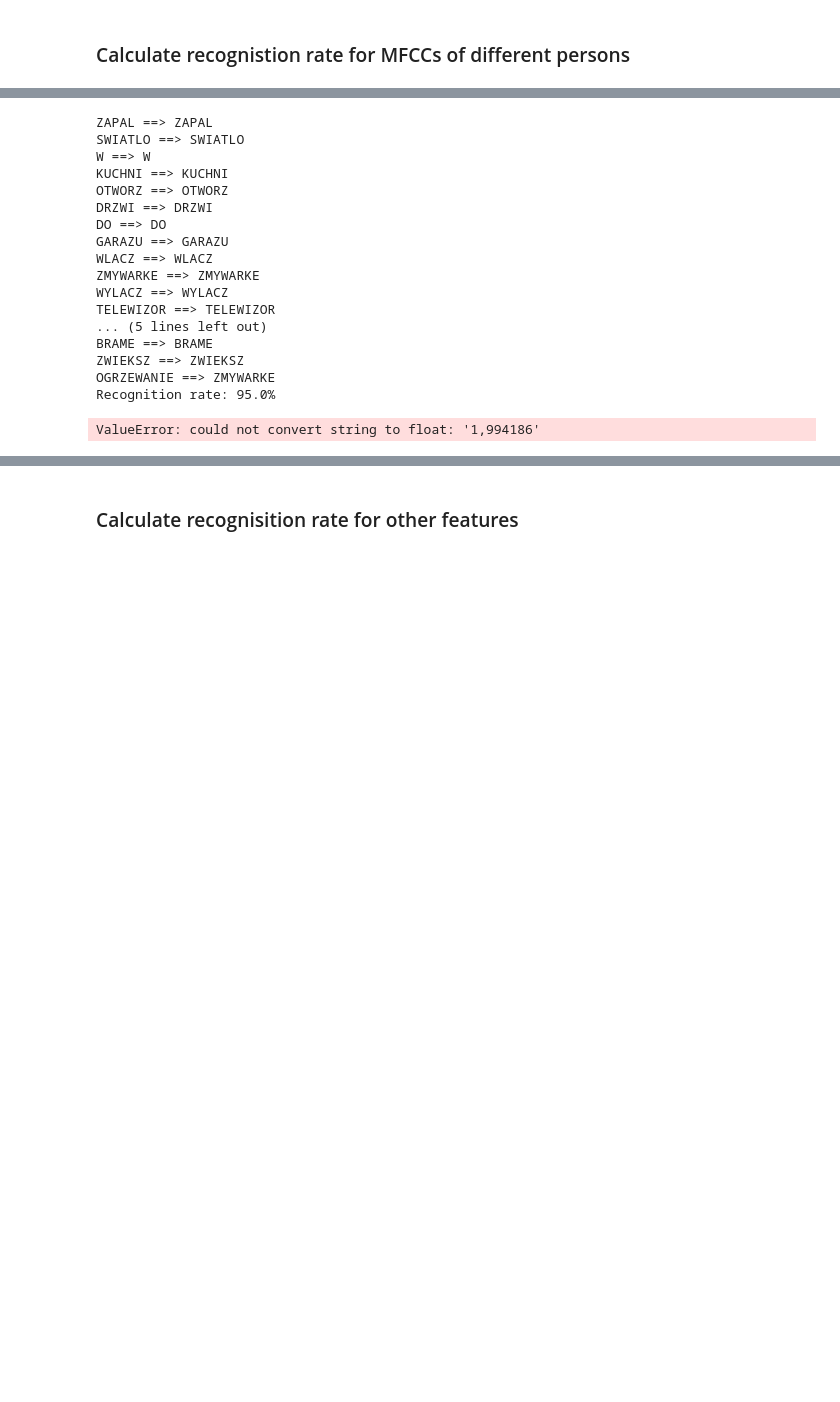
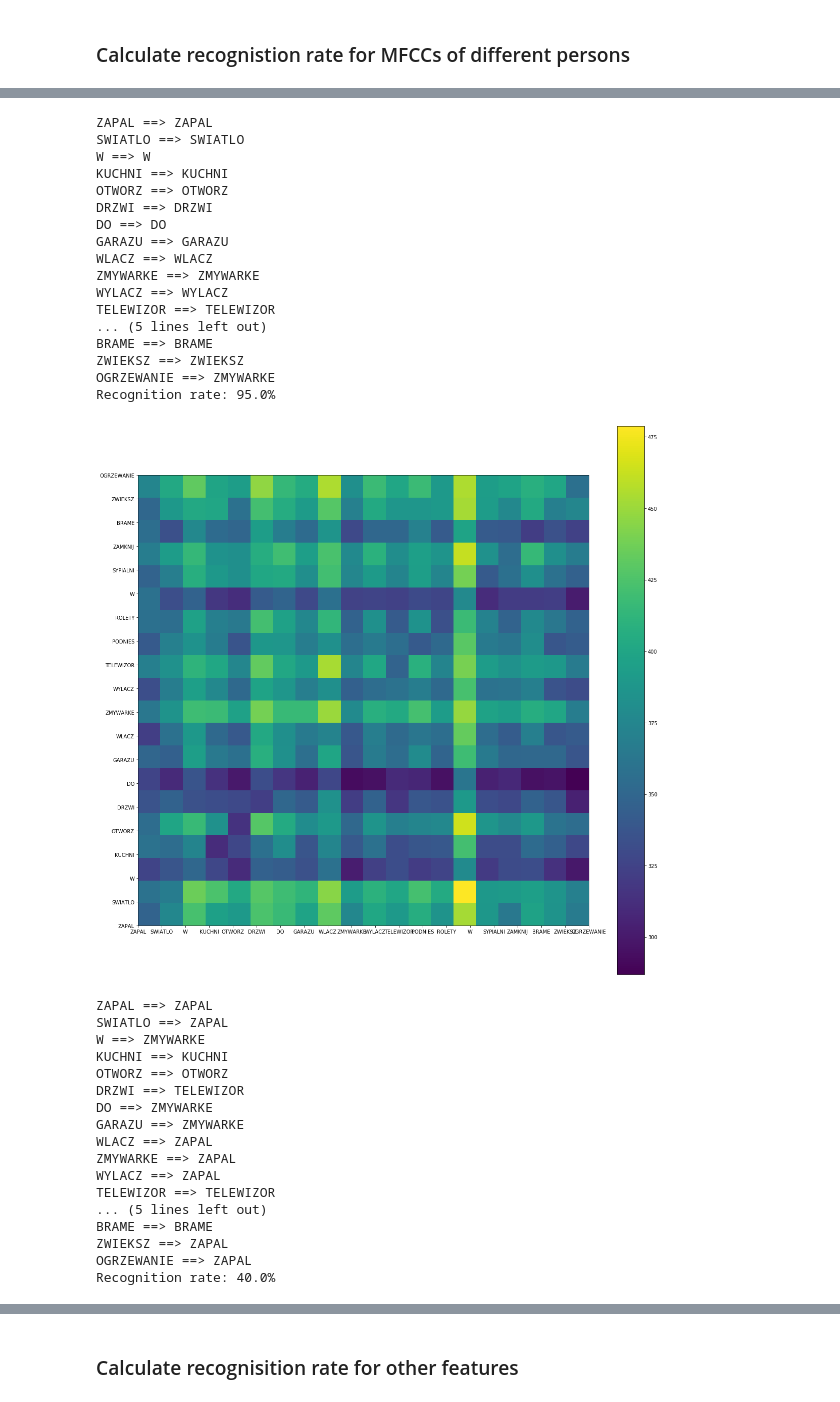
Before and after one commit to michalt38/Voice-recognistion, a Jupyter notebook: Voice recognistion.ipynb, the cells around one changed output, grey strips where cells are left out. Saved outputs shown, nothing was run; the diff lists cells and outputs as text; code cells hidden in the pictures; blank space fills up the shorter version.

```diff
--- a/Voice recognistion.ipynb
+++ b/Voice recognistion.ipynb
@@ -333,6 +333,19 @@ words1, words2, labels = read_signals(file1, file2)
 mfccs1, mfccs2 = compute_mfcc(file1, file2, words_analyse)
 draw_matrix(mfccs1, mfccs2, words1, labels, words_analyse)
 recon_rate(mfccs1, mfccs2)
+
+file1 = "295812_23_M_9_1"
+file2 = "266766_23_K_21_1"
+words1 = []
+words2 = []
+labels = []
+mfccs1 = []
+mfccs2 = []
+
+words1, words2, labels = read_signals(file1, file2)
+mfccs1, mfccs2 = compute_mfcc(file1, file2, words_analyse)
+draw_matrix(mfccs1, mfccs2, words1, labels, words_analyse)
+recon_rate(mfccs1, mfccs2)
 # %% [output]
 [figure]
 ZAPAL ==> ZAPAL
@@ -361,31 +374,48 @@ OTWORZ ==> OTWORZ
 DRZWI ==> KUCHNI
 DO ==> DO
 GARAZU ==> TELEWIZOR
 WLACZ ==> ROLETY
 ZMYWARKE ==> ZAMKNIJ
 WYLACZ ==> ROLETY
 TELEWIZOR ==> TELEWIZOR
 ... (5 lines left out)
 BRAME ==> ZMYWARKE
 ZWIEKSZ ==> OTWORZ
 OGRZEWANIE ==> GARAZU
 Recognition rate: 50.0%
 [figure]
 ZAPAL ==> ZAPAL
 SWIATLO ==> SWIATLO
 W ==> W
 KUCHNI ==> KUCHNI
 OTWORZ ==> OTWORZ
 DRZWI ==> DRZWI
 DO ==> DO
 GARAZU ==> GARAZU
 WLACZ ==> WLACZ
 ZMYWARKE ==> ZMYWARKE
 WYLACZ ==> WYLACZ
 TELEWIZOR ==> TELEWIZOR
 ... (5 lines left out)
 BRAME ==> BRAME
 ZWIEKSZ ==> ZWIEKSZ
 OGRZEWANIE ==> ZMYWARKE
 Recognition rate: 95.0%
+[figure, added]
-ValueError: could not convert string to float: '1,994186'
+ZAPAL ==> ZAPAL
+SWIATLO ==> ZAPAL
+W ==> ZMYWARKE
+KUCHNI ==> KUCHNI
+OTWORZ ==> OTWORZ
+DRZWI ==> TELEWIZOR
+DO ==> ZMYWARKE
+GARAZU ==> ZMYWARKE
+WLACZ ==> ZAPAL
+ZMYWARKE ==> ZAPAL
+WYLACZ ==> ZAPAL
+TELEWIZOR ==> TELEWIZOR
+... (5 lines left out)
+BRAME ==> BRAME
+ZWIEKSZ ==> ZAPAL
+OGRZEWANIE ==> ZAPAL
+Recognition rate: 40.0%
```
Also changed, not shown: parts of 1 cell of this notebook.
